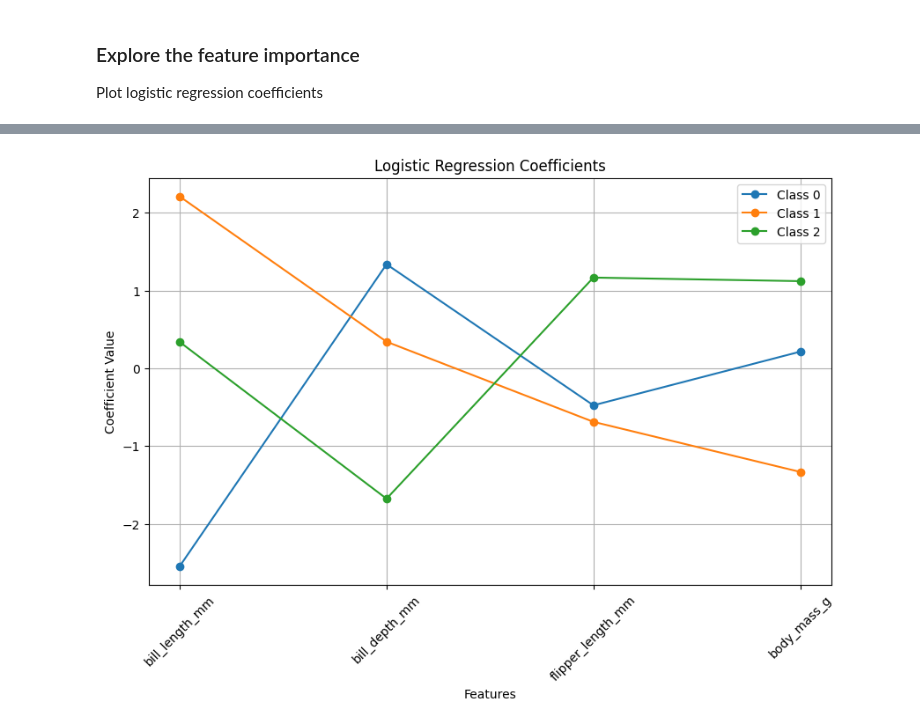
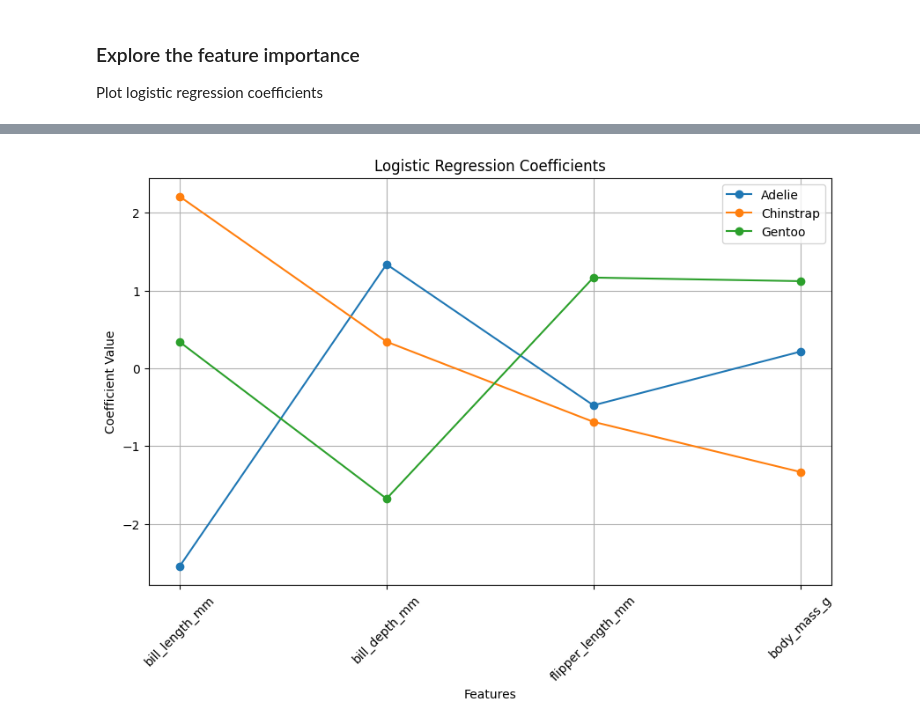
Before and after one commit to catherinenelson1/notebooks-to-production, a Jupyter notebook: penguins_notebook.ipynb, the cells around one changed output, grey strips where cells are left out. Cells and saved outputs as stored; diff of their text form; code cells hidden in the pictures.

```diff
--- a/penguins_notebook.ipynb
+++ b/penguins_notebook.ipynb
@@ -120,7 +132,7 @@ from sklearn.linear_model import LogisticRegression
 from sklearn.ensemble import RandomForestClassifier
 from sklearn.metrics import classification_report, confusion_matrix
 # %%
-clf = LogisticRegression()
-clf.fit(X_train, y_train)
+lr = LogisticRegression()
+lr.fit(X_train, y_train)
 # %% [output]
 LogisticRegression()
@@ -178,16 +221,16 @@ Matplotlib is building the font cache; this may take a moment.
 # %%
-coefficients = clf.coef_
+coefficients = lr.coef_
 # %%
 plt.figure(figsize=(10, 6))
 for i in range(coefficients.shape[0]):
-    plt.plot(np.arange(coefficients.shape[1]), coefficients[i], marker='o', label=f'Class {i}')
+    plt.plot(np.arange(coefficients.shape[1]), coefficients[i], marker='o', label=encoder.inverse_transform([i])[0])
 
 plt.xticks(np.arange(coefficients.shape[1]), ['bill_length_mm', 'bill_depth_mm', 'flipper_length_mm', 'body_mass_g'], rotation=45)
 plt.xlabel('Features')
 plt.ylabel('Coefficient Value')
 plt.title('Logistic Regression Coefficients')
 plt.legend()
 plt.grid(True)
 plt.show()
 # %% [output]
-[figure, old version]
+[figure, new version]
```
Also changed, not shown: parts of 18 cells of this notebook, 1 other file.
